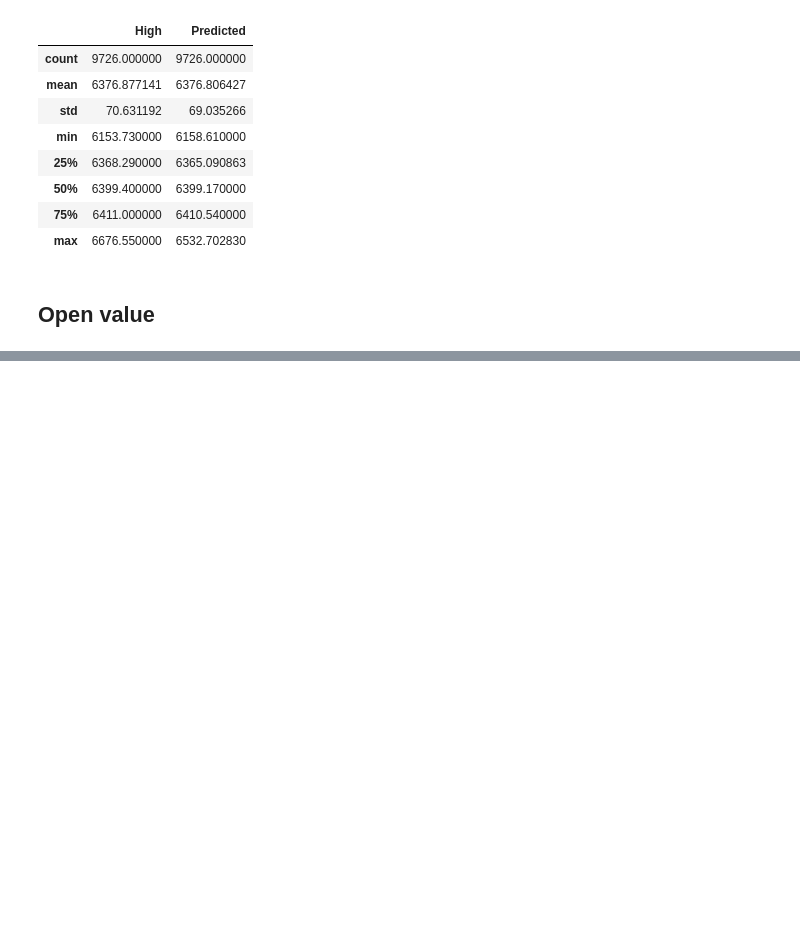
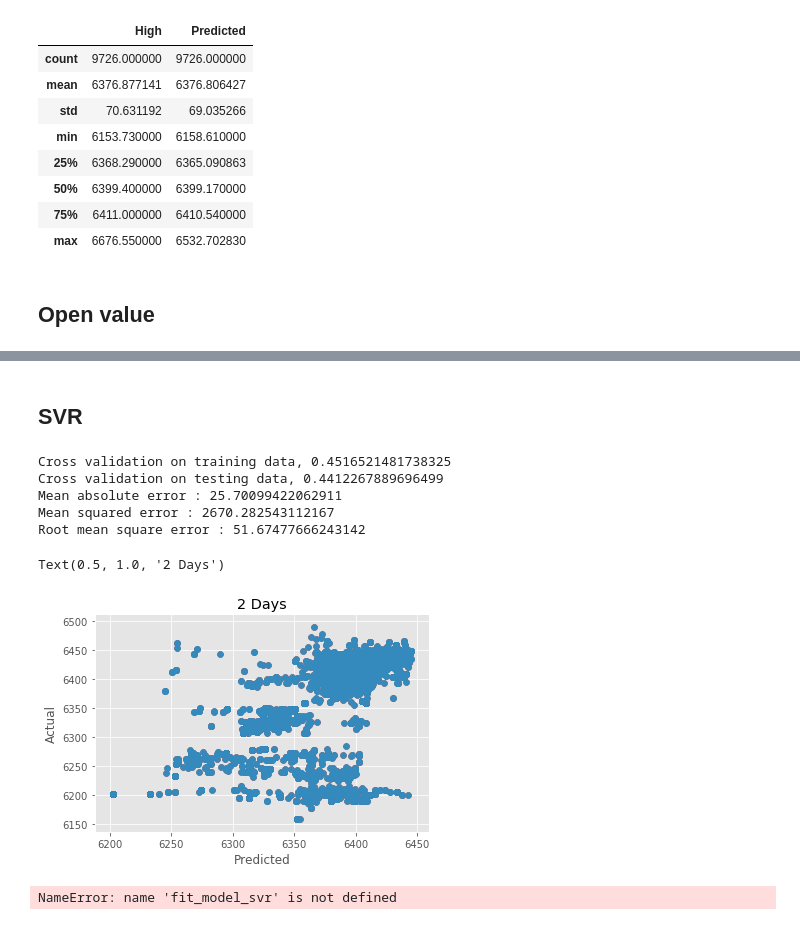
Before and after one commit to InamdarAbid/PredictCrypto, a Jupyter notebook: RandomForest/Final_demo/RF_30Days.ipynb, the cells around one changed output, grey strips where cells are left out. Drawn from its saved outputs; the diff is of its cells as text; code cells hidden in the pictures; blank space fills up the shorter version.

```diff
--- a/RandomForest/Final_demo/RF_30Days.ipynb
+++ b/RandomForest/Final_demo/RF_30Days.ipynb
@@ -221,8 +224,8 @@ Y_test.describe()
 # %% [markdown]
 ## Open value
 # %%
-df2 = pd.read_csv('Mapped_31_oct.csv',index_col=False,usecols=['News_Label','Twitt_Label','Volume','Open'])
+df2 = pd.read_csv('Mapped_Final.csv',index_col=False,usecols=['News_Label','Twitt_Label','Volume','Open'])
 df2.head()
-y2 = pd.read_csv('Mapped.csv',index_col=False,usecols=['Open'])
+y2 = pd.read_csv('Mapped_Final_Output.csv',index_col=False,usecols=['Open'])
 y2.head()
 # %% [output]
@@ -241,3 +249,5 @@ Y_test['Predicted'] = Y_predict
 print(Y_test.head())
 Y_test.plot()
 plt.show()
+# %% [markdown]
+## SVR
@@ -243,0 +256,44 @@ plt.show()
+# %%
+def display_svr(svr_reg,Y_train,Y_test,Y_predict,X_train):
+    print("Mean absolute error :",metrics.mean_absolute_error(Y_test,Y_predict))
+    print("Mean squared error :",metrics.mean_squared_error(Y_test,Y_predict))
+    print("Root mean square error :",np.sqrt(metrics.mean_squared_error(Y_test,Y_predict)),"\n")
+#     print("C stat :",metrics.roc_auc_score(Y_train,y_oob))
+# %%
+def fit_model_svr(df,y,ker):
+    X_train,X_test,Y_train,Y_test = train_test_split(df,y,test_size = 0.3)
+#     train_size = int(len(df)*0.7)
+#     test_size = int(len(df)*0.3)
+#     print(train_size,test_size)
+#     X_train,Y_train,X_test,Y_test = df[0:train_size],y[0:train_size],df[train_size:len(df1)],y[train_size:len(df1)]
+    svr_reg = SVR(kernel=ker,cache_size=1000)
+    svr_reg.fit(X_train,Y_train)
+    Y_predict = svr_reg.predict(X_test)
+    print('Cross validation on training data,',svr_reg.score(X_train,Y_train))
+    print('Cross validation on testing data,',svr_reg.score(X_test,Y_test))
+
+    display_svr(svr_reg,Y_train,Y_test,Y_predict,X_train)
+    return svr_reg,X_train,Y_train,Y_test,Y_predict
+# %%
+reg,X_train,Y_train,Y_test,Y_predict = fit_model_svr(df1,y1,'rbf')
+plt.scatter(Y_predict,Y_test)
+plt.scatter(Y_predict,Y_test)
+plt.xlabel("Predicted")
+plt.ylabel("Actual")
+plt.title("2 Days")
+# %% [output]
+Cross validation on training data, 0.4516521481738325
+Cross validation on testing data, 0.4412267889696499
+Mean absolute error : 25.70099422062911
+Mean squared error : 2670.282543112167
+Root mean square error : 51.67477666243142
+Text(0.5, 1.0, '2 Days')
+[figure, added]
+# %%
+reg,X_train,Y_train,Y_test,Y_predict = fit_model_svr(df1,y1,'linear')
+plt.scatter(Y_predict,Y_test)
+plt.xlabel("Predicted")
+plt.ylabel("Actual")
+plt.title("2 Days")
+# %% [output]
+NameError: name 'fit_model_svr' is not defined
```
Also changed, not shown: parts of 8 cells of this notebook, 1 other file.
